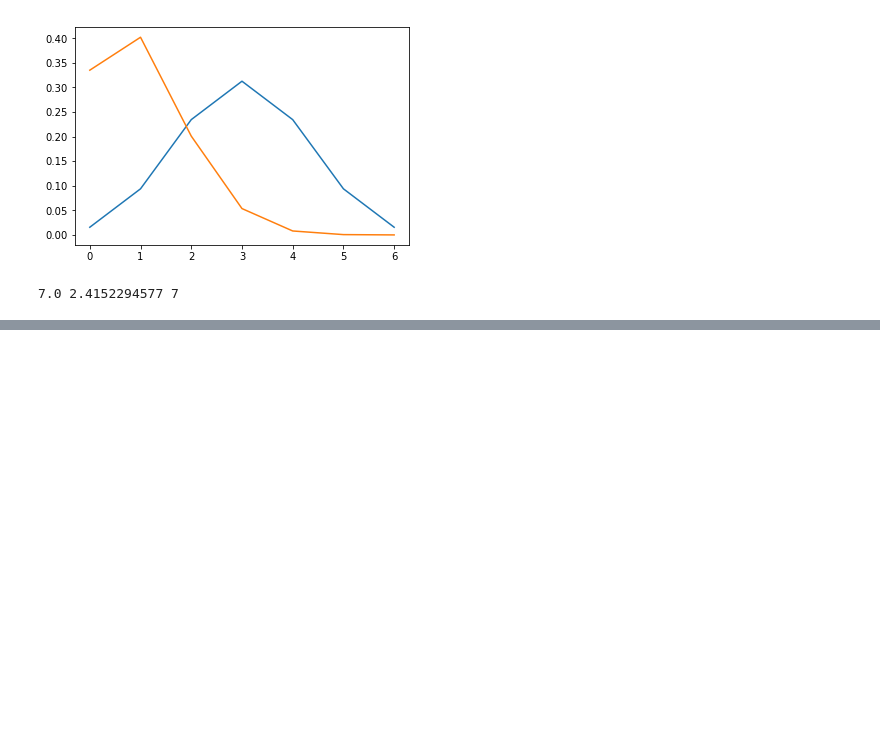
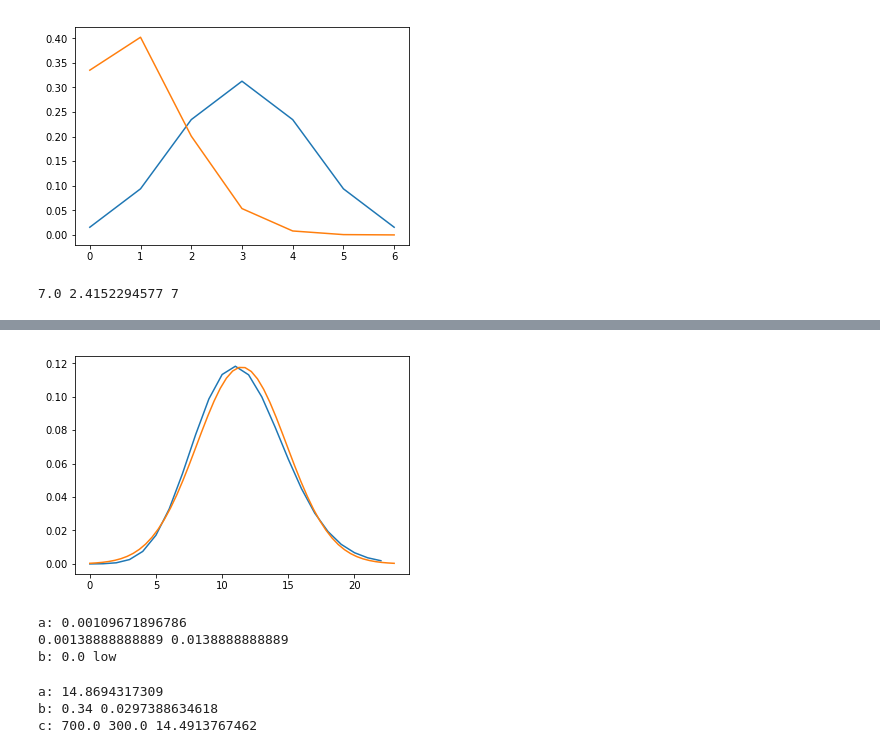
Before and after one commit to tmcclintock/skl-tutorials, a Jupyter notebook: Statsbook/Chapter2.ipynb, the cells around one changed output, grey strips where cells are left out. Saved outputs shown, nothing was run; the diff lists cells and outputs as text; code cells hidden in the pictures; blank space fills up the shorter version.

```diff
--- a/Statsbook/Chapter2.ipynb
+++ b/Statsbook/Chapter2.ipynb
@@ -29,0 +71,41 @@ print mean, std, x[len(x)/2]
+# %%
+#2.10b
+m, s = 11.48, 3.39
+ulim = 23
+plot(ulim, m, s)
+# %% [output]
+[figure, added]
+# %%
+#2.13
+mu = 2
+p = 1 - poisson.cdf(7, mu=mu)
+print "a:",p
+mu_pm = mu/24./60. #Rate per minute
+print mu_pm, mu_pm*10
+print "b:",1 - poisson.cdf(7, mu=mu_pm*10), "low"
+# %% [output]
+a: 0.00109671896786
+0.00138888888889 0.0138888888889
+b: 0.0 low
+# %%
+#2.14
+n = 1000.
+nl = 670.
+nr = n-nl
+n = nl+nr
+pl = nl/n
+pr = nr/n
+s = np.sqrt(n*pl*pr)
+print "a:",s
+A = (nl-nr)/n
+sA = 2*s/n
+print "b:",A, sA
+Ae = 0.4 #expected A
+nre = n*(1+Ae)/2.
+pre = nre/n
+ple = (n-nre)/n
+print "c:",nre, n-nre, np.sqrt(n*ple*pre)
+# %% [output]
+a: 14.8694317309
+b: 0.34 0.0297388634618
+c: 700.0 300.0 14.4913767462
```
Also changed, not shown: parts of 4 cells of this notebook, 1 other file.
